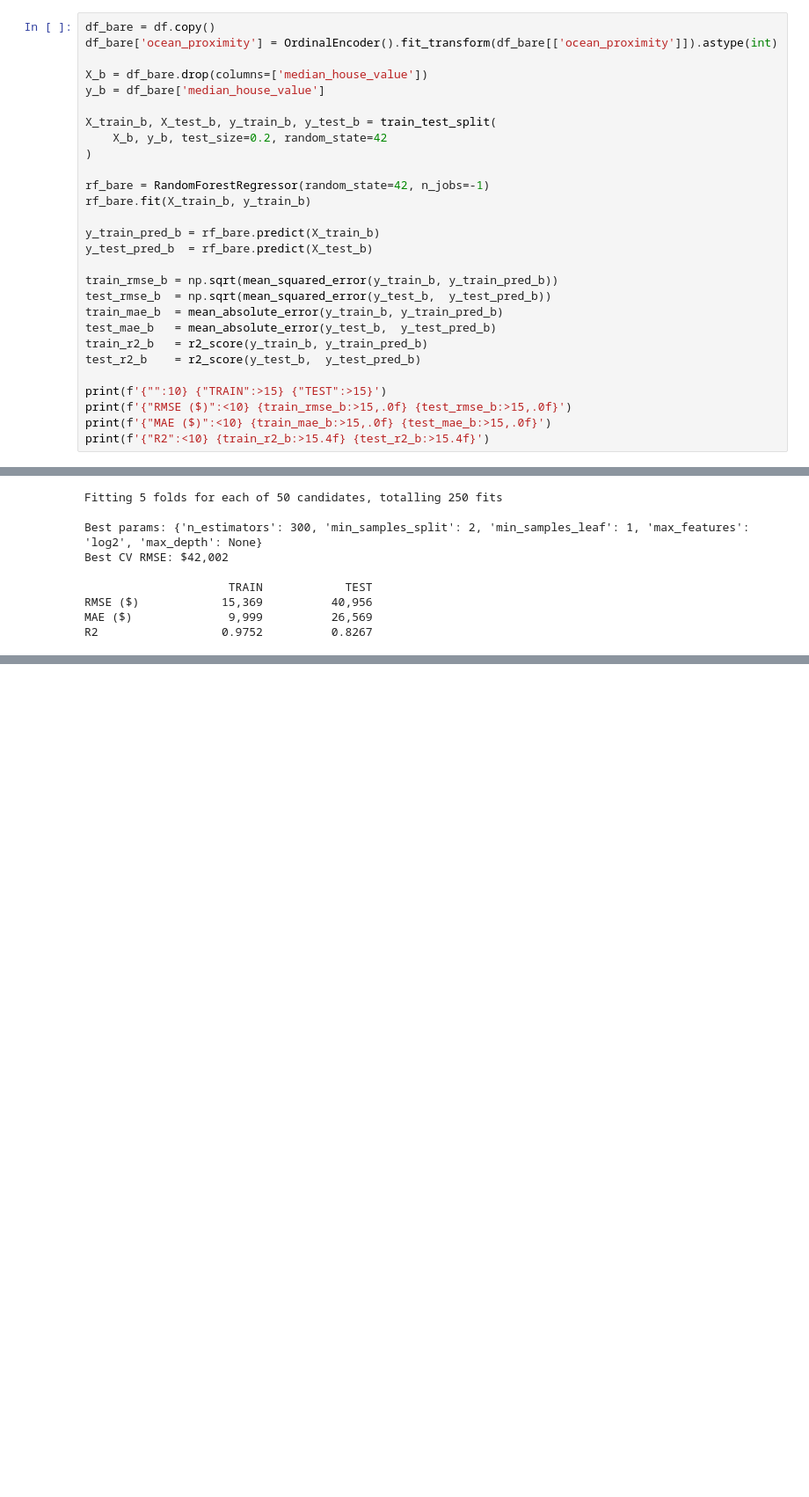
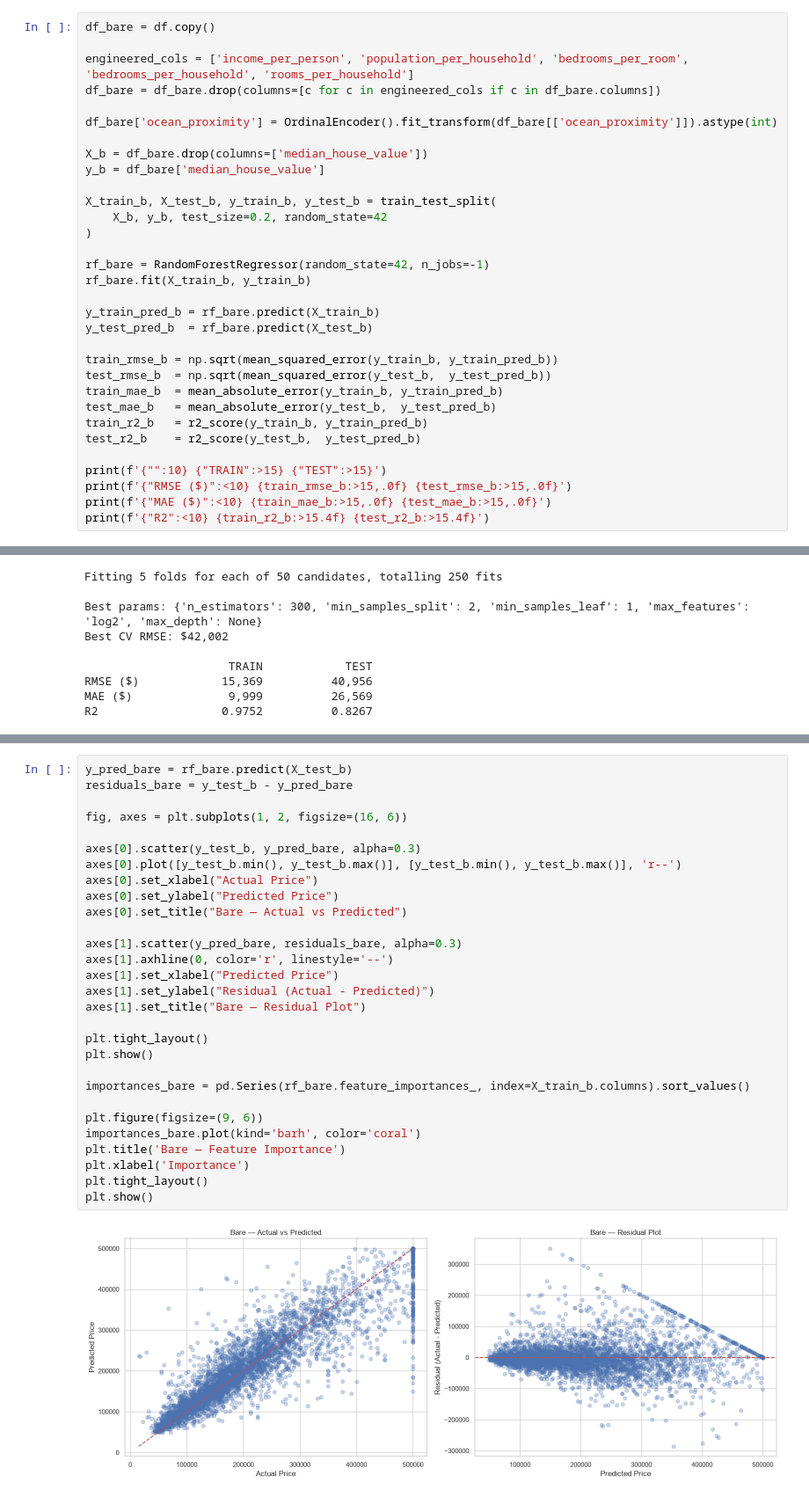
Before and after one commit to kovexison/Practica-AI, a Jupyter notebook: 01-ML-Regression/house_pricing.ipynb, the cells around one changed output, grey strips where cells are left out. Shown at 88% size. Saved outputs shown, nothing was run; the diff lists cells and outputs as text; blank space fills up the shorter version.

```diff
--- a/01-ML-Regression/house_pricing.ipynb
+++ b/01-ML-Regression/house_pricing.ipynb
@@ -660,6 +660,10 @@ MAE ($)             10,240          26,984
 R2                  0.9734          0.8183
 # %%
 df_bare = df.copy()
+
+engineered_cols = ['income_per_person', 'population_per_household', 'bedrooms_per_room', 'bedrooms_per_household', 'rooms_per_household']
+df_bare = df_bare.drop(columns=[c for c in engineered_cols if c in df_bare.columns])
+
 df_bare['ocean_proximity'] = OrdinalEncoder().fit_transform(df_bare[['ocean_proximity']]).astype(int)
 
 X_b = df_bare.drop(columns=['median_house_value'])
@@ -747,0 +788,31 @@ R2                  0.9752          0.8267
+# %%
+y_pred_bare = rf_bare.predict(X_test_b)
+residuals_bare = y_test_b - y_pred_bare
+
+fig, axes = plt.subplots(1, 2, figsize=(16, 6))
+
+axes[0].scatter(y_test_b, y_pred_bare, alpha=0.3)
+axes[0].plot([y_test_b.min(), y_test_b.max()], [y_test_b.min(), y_test_b.max()], 'r--')
+axes[0].set_xlabel("Actual Price")
+axes[0].set_ylabel("Predicted Price")
+axes[0].set_title("Bare — Actual vs Predicted")
+
+axes[1].scatter(y_pred_bare, residuals_bare, alpha=0.3)
+axes[1].axhline(0, color='r', linestyle='--')
+axes[1].set_xlabel("Predicted Price")
+axes[1].set_ylabel("Residual (Actual - Predicted)")
+axes[1].set_title("Bare — Residual Plot")
+
+plt.tight_layout()
+plt.show()
+
+importances_bare = pd.Series(rf_bare.feature_importances_, index=X_train_b.columns).sort_values()
+
+plt.figure(figsize=(9, 6))
+importances_bare.plot(kind='barh', color='coral')
+plt.title('Bare — Feature Importance')
+plt.xlabel('Importance')
+plt.tight_layout()
+plt.show()
+# %% [output]
+[figure, added]
```
Also changed, not shown: parts of 5 cells of this notebook.
